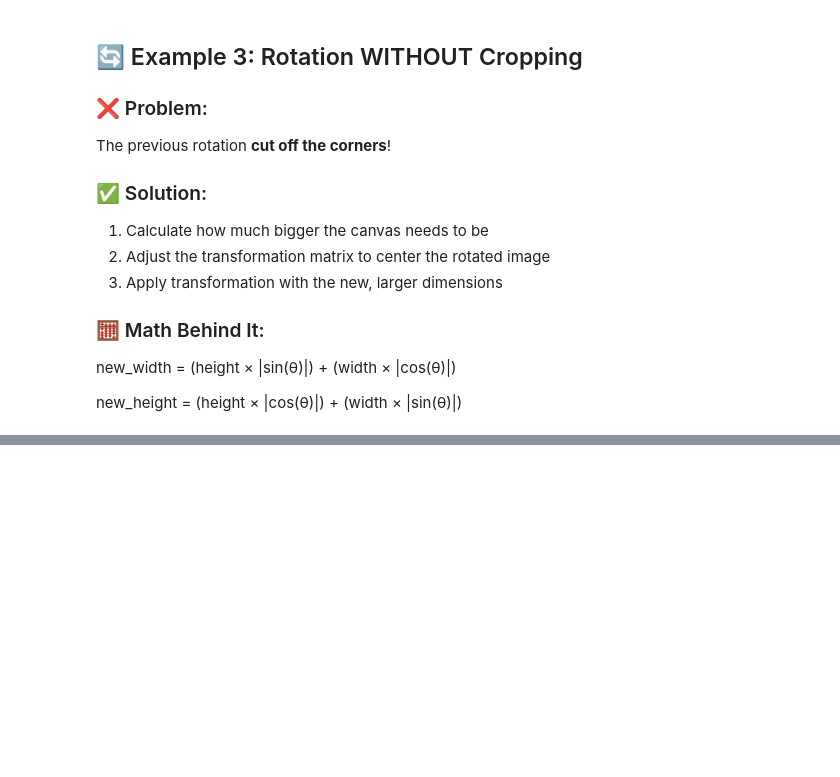
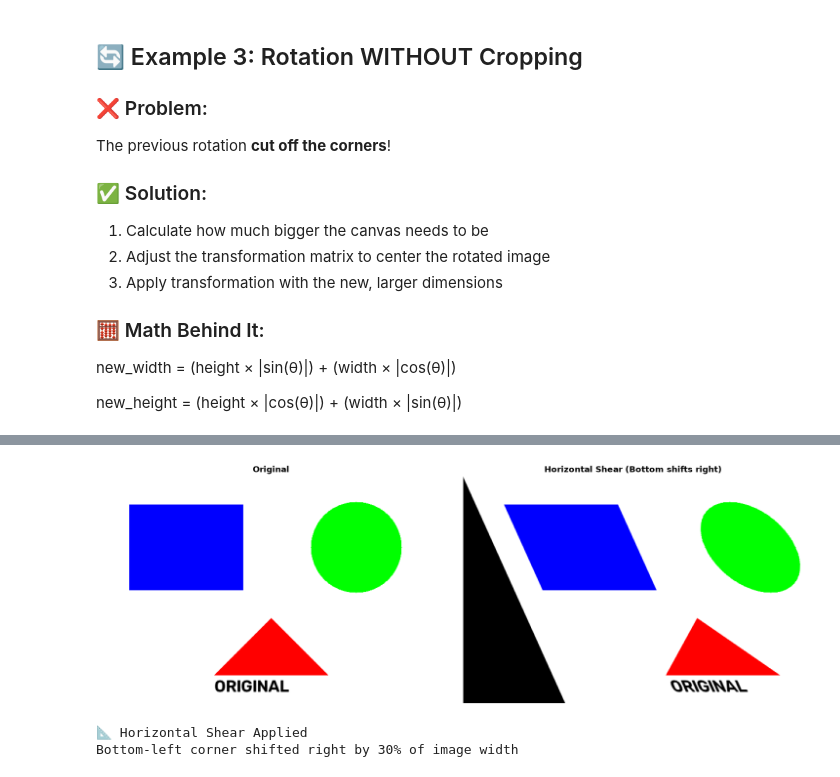
Before and after one commit to Intelli2Byte/OpenCV-practice-projects, a Jupyter notebook: 5thdaycv.ipynb, the cells around one changed output, grey strips where cells are left out. Drawn from its saved outputs; the diff is of its cells as text; code cells hidden in the pictures; blank space fills up the shorter version.

```diff
--- a/5thdaycv.ipynb
+++ b/5thdaycv.ipynb
@@ -292,0 +359,36 @@ new_height = (height × |cos(θ)|) + (width × |sin(θ)|)
+# %%
+# ============================================
+# HORIZONTAL SHEAR
+# ============================================
+
+# Define source points (corners of the original image)
+src_points = np.float32([
+    [0, 0],           # Top-left corner
+    [cols-1, 0],      # Top-right corner
+    [0, rows-1]       # Bottom-left corner
+])
+
+# Define destination points
+# Top stays fixed, bottom-left shifts right → horizontal shear
+dst_points = np.float32([
+    [0, 0],              # Top-left stays in place
+    [cols-1, 0],         # Top-right stays in place
+    [cols*0.3, rows-1]   # Bottom-left shifts RIGHT (30% of width)
+])
+
+# Get transformation matrix
+M_shear_h = cv2.getAffineTransform(src_points, dst_points)
+
+# Apply horizontal shearing
+sheared_h = cv2.warpAffine(img, M_shear_h, (cols, rows))
+
+# Display
+show_images([img, sheared_h],
+            ['Original', 'Horizontal Shear (Bottom shifts right)'])
+
+print("📐 Horizontal Shear Applied")
+print("Bottom-left corner shifted right by 30% of image width")
+# %% [output]
+[figure, added]
+📐 Horizontal Shear Applied
+Bottom-left corner shifted right by 30% of image width
```
Also changed, not shown: parts of 18 cells of this notebook.
